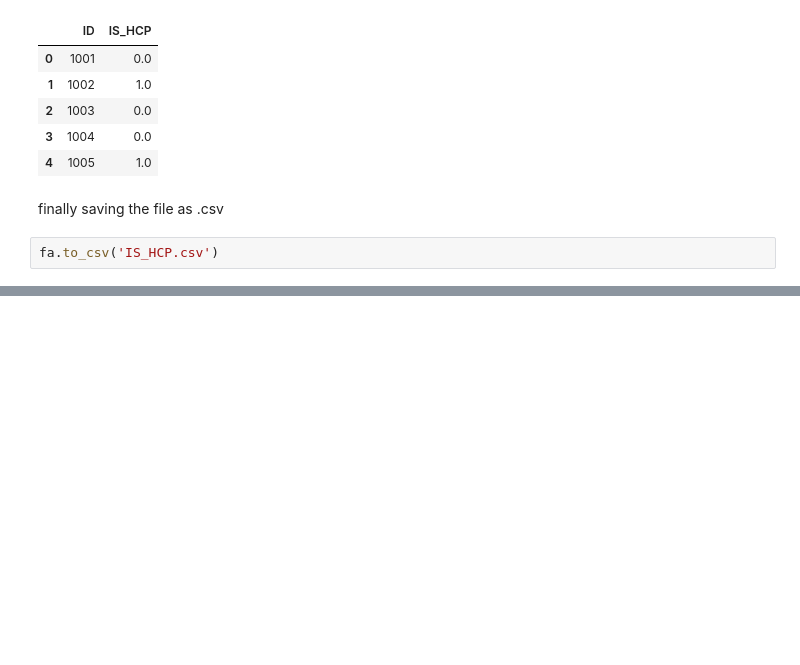
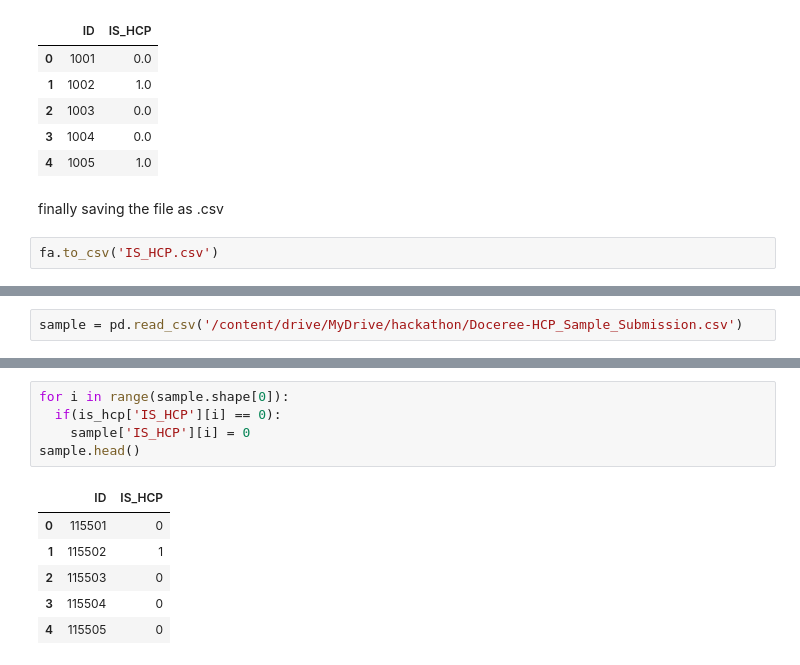
Before and after one commit to palswayam5/Hackathon, a Jupyter notebook: IS_HCP_scaling.ipynb, the cells around one changed output, grey strips where cells are left out. Cells and saved outputs as stored; diff of their text form; blank space fills up the shorter version.

```diff
--- a/IS_HCP_scaling.ipynb
+++ b/IS_HCP_scaling.ipynb
@@ -533,0 +671,2 @@ fa.to_csv('IS_HCP.csv')
+# %%
+sample = pd.read_csv('/content/drive/MyDrive/hackathon/Doceree-HCP_Sample_Submission.csv')
@@ -533,0 +688,12 @@ fa.to_csv('IS_HCP.csv')
+# %%
+for i in range(sample.shape[0]):
+  if(is_hcp['IS_HCP'][i] == 0):
+    sample['IS_HCP'][i] = 0
+sample.head()
+# %% [output]
+|  | ID | IS_HCP |
+| 0 | 115501 | 0 |
+| 1 | 115502 | 1 |
+| 2 | 115503 | 0 |
+| 3 | 115504 | 0 |
+| 4 | 115505 | 0 |
```
Also changed, not shown: parts of 31 cells of this notebook.
